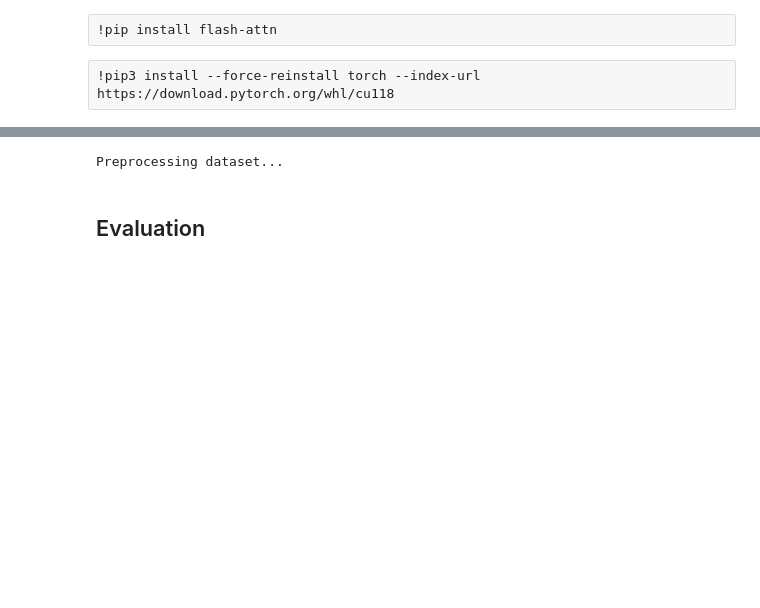
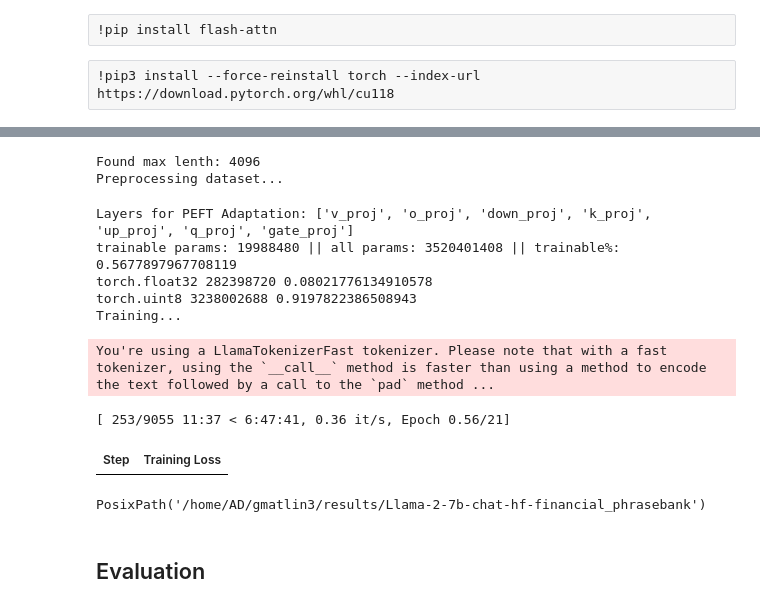
Before and after one commit to gtfintechlab/FLaME, a Jupyter notebook: src/notebooks/llama2_finetune.ipynb, the cells around one changed output, grey strips where cells are left out. Drawn from its saved outputs; the diff is of its cells as text; code cells hidden in the pictures; blank space fills up the shorter version.

```diff
--- a/src/notebooks/llama2_finetune.ipynb
+++ b/src/notebooks/llama2_finetune.ipynb
@@ -409,4 +369,0 @@ Found max lenth: 4096
-# %%
-preprocessed_dataset = preprocess_dataset(tokenizer=tokenizer, max_length=max_length, seed=seed, dataset=fpb_train_dataset)
-# %% [output]
-Preprocessing dataset...
@@ -446,16 +369,0 @@ training_args = TrainingArguments(
-# %%
-trainer = SFTTrainer(
-    model=base_model,
-    train_dataset=fpb_train_dataset,
-    peft_config=peft_config,
-    dataset_text_field="text",
-    # Maximum sequence length to use
-    max_seq_length = None,
-    # max_seq_length = 512,
-    # Pack multiple short examples in the same input sequence to increase efficiency
-    packing = False,
-    tokenizer=tokenizer,
-    args=training_args,
-)
-# %%
-trainer.train()
@@ -464,0 +513,2 @@ trainer.model.config.save_pretrained(output_dir / "final_checkpoint")
+# %%
+output_dir = Path.home() / "results" / f"{model_name}-{DATASET}" / "final_checkpoint"
@@ -464,0 +517,18 @@ trainer.model.config.save_pretrained(output_dir / "final_checkpoint")
+# %%
+train(model_id=model_id, dataset=fpb_train_dataset,
+      seed=SEED, output_dir=output_dir, gradient_checkpointing_enabled=False, epochs=5)
+# %% [output]
+Found max lenth: 4096
+Preprocessing dataset...
+Layers for PEFT Adaptation: ['v_proj', 'o_proj', 'down_proj', 'k_proj', 'up_proj', 'q_proj', 'gate_proj']
+trainable params: 19988480 || all params: 3520401408 || trainable%: 0.5677897967708119
+torch.float32 282398720 0.08021776134910578
+torch.uint8 3238002688 0.9197822386508943
+Training...
+You're using a LlamaTokenizerFast tokenizer. Please note that with a fast tokenizer, using the `__call__` method is faster than using a method to encode the text followed by a call to the `pad` method ...
+[ 253/9055 11:37 < 6:47:41, 0.36 it/s, Epoch 0.56/21]
+| Step | Training Loss |
+# %%
+output_merged_dir = Path.home() / "results" / f"{model_name}-{DATASET}" / "final_merged_checkpoint"
+# %% [output]
+PosixPath('/home/AD/gmatlin3/results/Llama-2-7b-chat-hf-financial_phrasebank')
```
Also changed, not shown: parts of 28 cells of this notebook.
